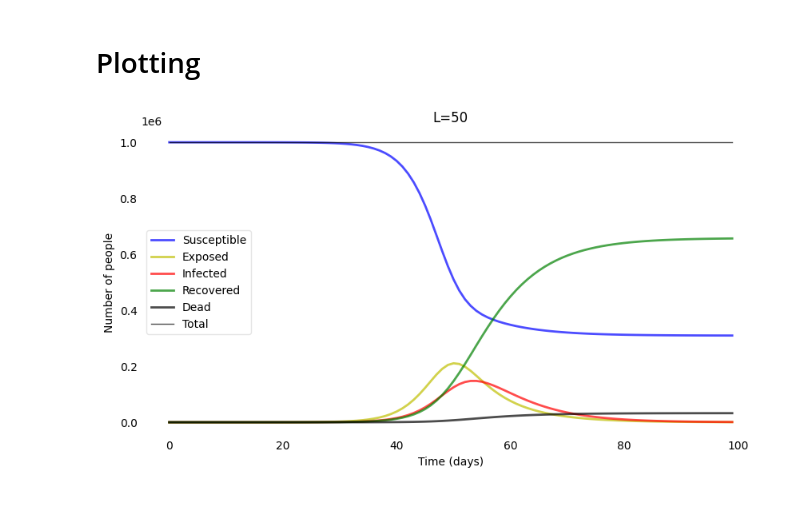
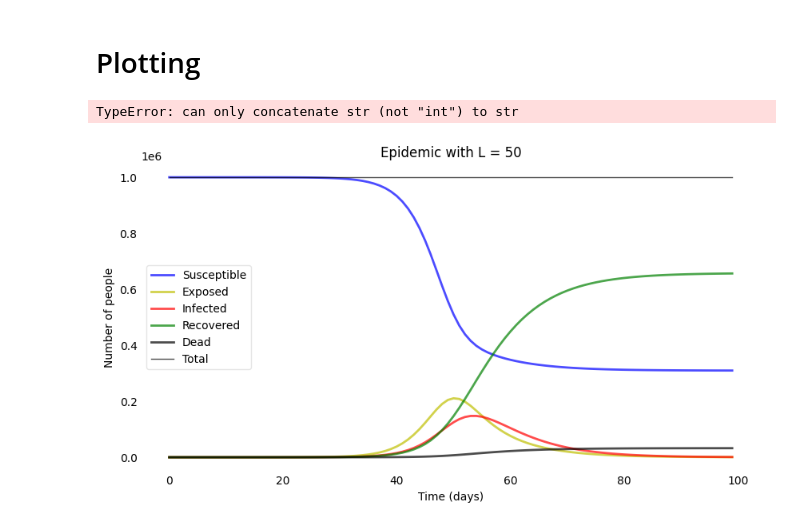
Before and after one commit to 21Blix/Infectious-Disease-Modelling, a Jupyter notebook: Week_2/Week_2_final.ipynb, the cells around one changed output. Saved outputs shown, nothing was run; the diff lists cells and outputs as text; code cells hidden in the pictures.

```diff
--- a/Week_2/Week_2_final.ipynb
+++ b/Week_2/Week_2_final.ipynb
@@ -8,7 +8,7 @@ import matplotlib.pyplot as plt
 # %% [markdown]
 # Plotting Function
 # %%
-def plotsir(t, S, E, I, R, D):
+def plotsir(t, S, E, I, R, D,x0):
   f, ax = plt.subplots(1,1,figsize=(10,5))
   ax.plot(t, S, 'b', alpha=0.7, linewidth=2, label='Susceptible')
   ax.plot(t, E, 'y', alpha=0.7, linewidth=2, label='Exposed')
@@ -17,7 +17,7 @@ def plotsir(t, S, E, I, R, D):
   ax.plot(t, D, 'k', alpha=0.7, linewidth=2, label='Dead')
   ax.plot(t, S+E+I+R+D, 'k', alpha=0.7, linewidth=1, label='Total')
 
-  plt.title("L=50")
+  plt.title("Epidemic with L = "+str(x0))
   ax.set_xlabel('Time (days)')
   ax.set_ylabel('Number of people')
 
@@ -28,8 +28,20 @@ def plotsir(t, S, E, I, R, D):
   legend.get_frame().set_alpha(0.5)
   for spine in ('top', 'right', 'bottom', 'left'):
       ax.spines[spine].set_visible(False)
-  plt.savefig("Res_Age_dep_L=50.jpg")
+  plt.savefig("Res_Age_dep_L = "+str(x0))
   plt.show();
+
+def plot(y, t, label, title,x0, xlabel="Time (days)", ylabel="Value"):
+    plt.figure(figsize=(8, 5))
+    plt.plot(t, y, label=label, linewidth=2)
+    plt.title(title+" x0 = "+str(x0), fontsize=14, fontweight='bold')
+    plt.xlabel(xlabel)
+    plt.ylabel(ylabel)
+    plt.legend()
+    plt.grid(True, linestyle='--', alpha=0.7)
+    plt.tight_layout()
+    plt.savefig(title)
+    plt.show()
 # %% [markdown]
 # Derivatives
 # %%
@@ -71,9 +83,14 @@ y0 = S0, E0, I0, R0, D0 # Initial conditions vector
 
 ret = odeint(deriv, y0, t, args=(N, beta, gamma, delta, alpha, rho))
 S, E, I, R, D = ret.T
+R0_over_time = [logistic_R_0(i) for i in range(len(t))]  # to plot R_0 over time: get function values
+Alpha_over_time = [s * I[i]/N + alpha_opt for i in range(len(t))]  # to plot alpha over time
 # %% [markdown]
 # Plotting
 # %%
-plotsir(t, S, E, I, R, D)
+plotsir(t, S, E, I, R, D,x0=x0)
+plot(R0_over_time, t, label="R₀(t)", title="R0 Over Time",x0=x0, ylabel="R₀ Value")
+plot(Alpha_over_time, t, label="α(t)", title="Alpha Over Time",x0=x0, ylabel="α Value")
 # %% [output]
+TypeError: can only concatenate str (not "int") to str
-[figure, old version]
+[figure, new version]
```
Also changed, not shown: 2 other files.
